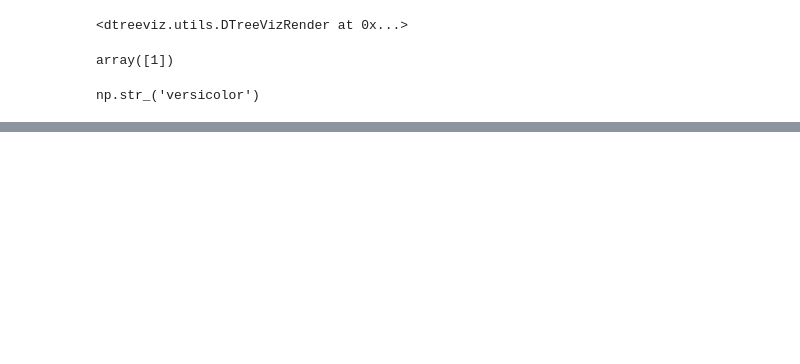
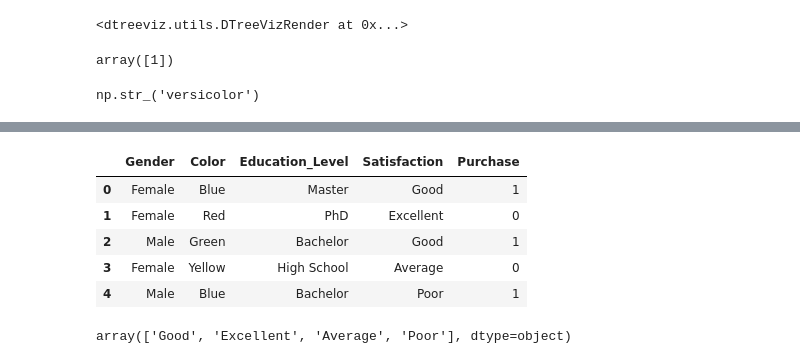
Before and after one commit to unixx0/100-days-ml, a Jupyter notebook: random_forest.ipynb, the cells around one changed output, grey strips where cells are left out. Drawn from its saved outputs; the diff is of its cells as text; code cells hidden in the pictures; blank space fills up the shorter version.

```diff
--- a/random_forest.ipynb
+++ b/random_forest.ipynb
@@ -193,0 +213,14 @@ np.str_('versicolor')
+# %%
+df['Purchase']= df['Purchase'].map({'Yes': 1, 'No': 0})
+df.head()
+# %% [output]
+|  | Gender | Color | Education_Level | Satisfaction | Purchase |
+| 0 | Female | Blue | Master | Good | 1 |
+| 1 | Female | Red | PhD | Excellent | 0 |
+| 2 | Male | Green | Bachelor | Good | 1 |
+| 3 | Female | Yellow | High School | Average | 0 |
+| 4 | Male | Blue | Bachelor | Poor | 1 |
+# %%
+df['Satisfaction'].unique()
+# %% [output]
+array(['Good', 'Excellent', 'Average', 'Poor'], dtype=object)
```
Also changed, not shown: parts of 20 cells of this notebook.
